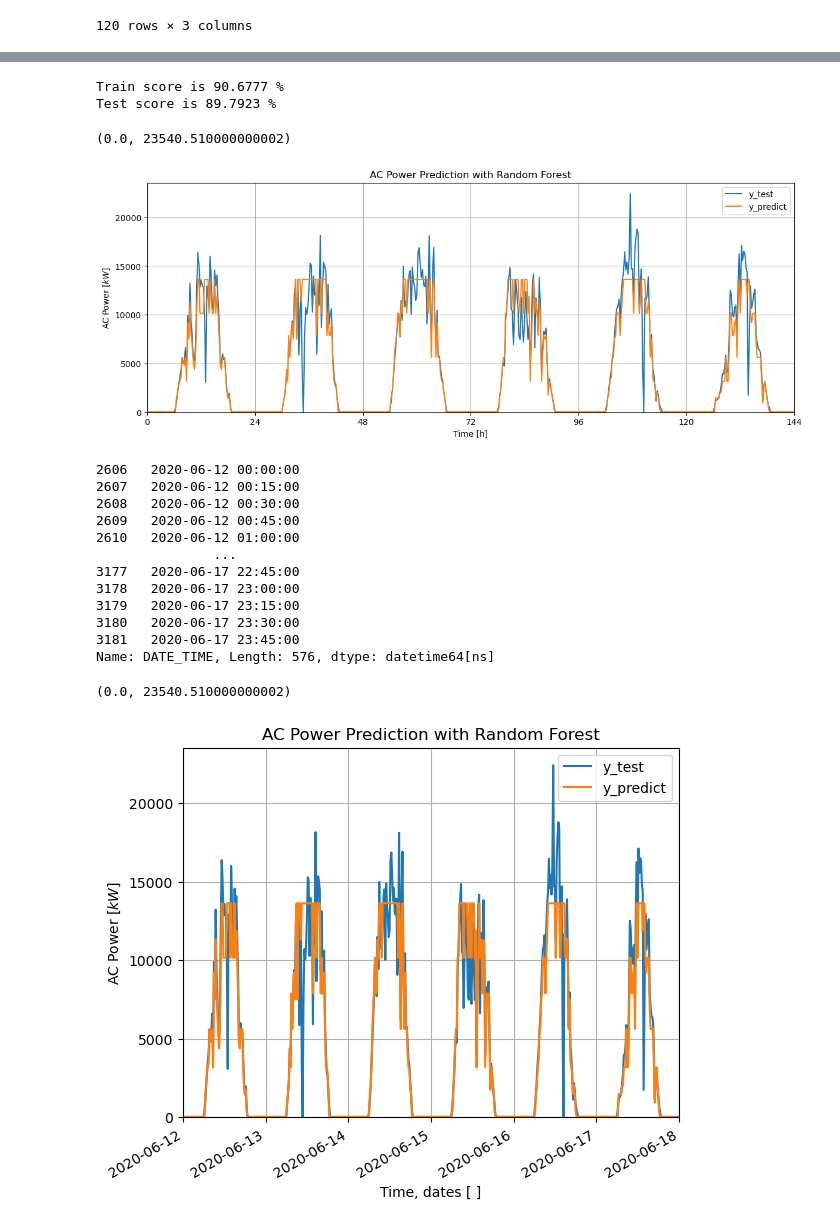
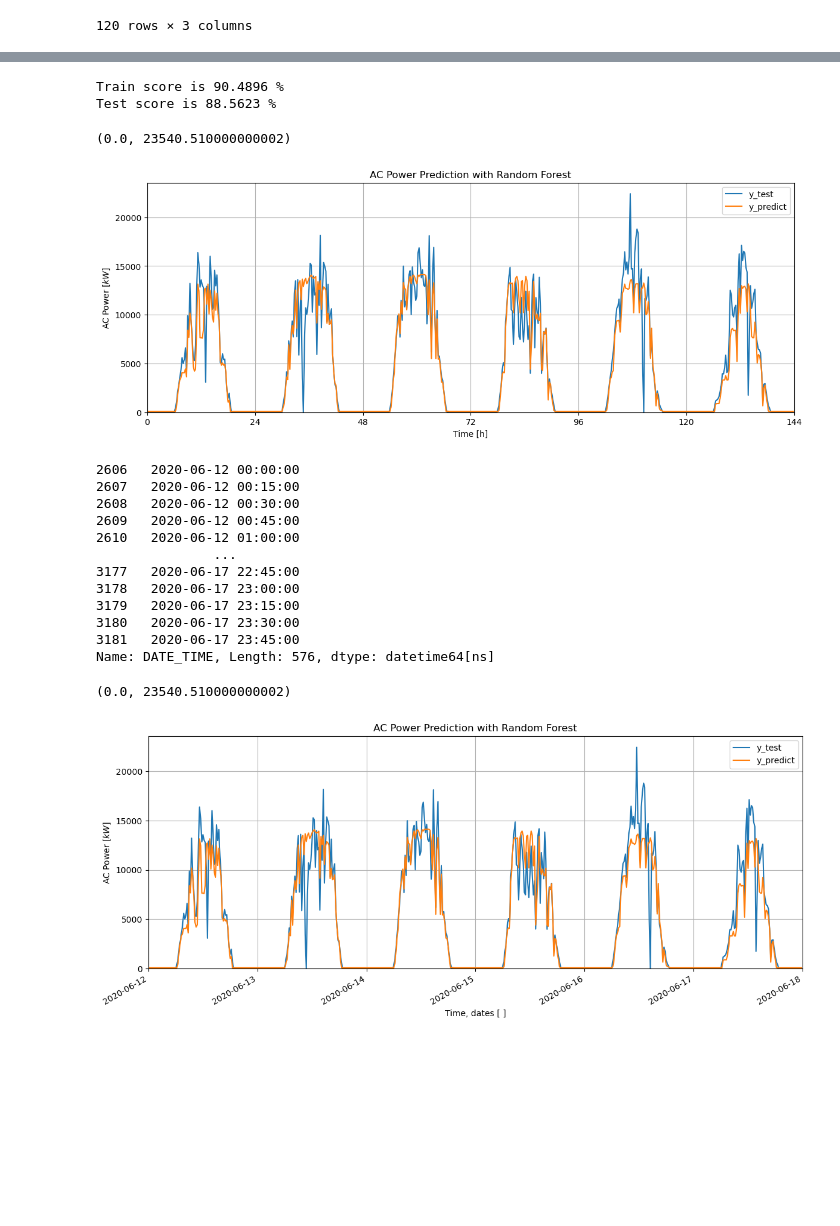
Before and after one commit to Enginedeer/AML_project, a Jupyter notebook: andi_AML_v2.ipynb, the cells around one changed output, grey strips where cells are left out. Drawn from its saved outputs; the diff is of its cells as text; code cells hidden in the pictures; blank space fills up the shorter version.

Commit message:
Made matrix for parameter choose. Choosen different random state, 43

```diff
--- a/andi_AML_v2.ipynb
+++ b/andi_AML_v2.ipynb
@@ -372,7 +353,7 @@ Deprecated in NumPy 1.20; for more details and guidance: https://numpy.org/devdo
 # %%
 param_grid_tree = {'max_features': range(1,4,1)}
 
-rfr2 = RandomForestRegressor(n_estimators=6, max_depth=3, min_impurity_decrease=0, random_state=42)
+rfr2 = RandomForestRegressor(n_estimators=32, max_depth=3, min_impurity_decrease=0, random_state=43)
 grid = GridSearchCV(rfr2, param_grid=param_grid_tree, cv=tscv, return_train_score=True, n_jobs=-1)
 grid.fit(X_train, y_train)
 print(grid.best_params_)
@@ -411,0 +393,18 @@ Deprecated in NumPy 1.20; for more details and guidance: https://numpy.org/devdo
+# %%
+rfr2 = RandomForestRegressor(n_estimators=32, max_depth=3, min_impurity_decrease=0, max_features=2, random_state=43)
+
+rfr2.fit(X_train,y_train)
+
+rfr2_score = rfr2.score(X_train, y_train)
+print(f"Train score is {rfr2_score*100:.4f} %")
+
+rfr2_score = rfr2.score(X_test, y_test)
+print(f"Score is {rfr2_score*100:.4f} %")
+
+
+feat_imp = rfr2.feature_importances_
+# display(feat_imp)
+plt.barh(range(3), rfr2.feature_importances_[0:3])
+plt.yticks(range(3), feature_names)
+plt.tick_params(axis='x', labelsize=20)
+plt.tick_params(axis='y', labelsize=20)
@@ -412,7 +415,11 @@ Deprecated in NumPy 1.20; for more details and guidance: https://numpy.org/devdo
 # %%
-rfr2 = RandomForestRegressor(n_estimators=6, max_depth=3, min_impurity_decrease=0, max_features=3, random_state=42)
+rfr2 = RandomForestRegressor(n_estimators=32, max_depth=3, min_impurity_decrease=0, max_features=3, random_state=43)
 
 rfr2.fit(X_train,y_train)
+
+rfr2_score = rfr2.score(X_train, y_train)
+print(f"Train score is {rfr2_score*100:.4f} %")
+
 rfr2_score = rfr2.score(X_test, y_test)
 print(f"Score is {rfr2_score*100:.4f} %")
 
@@ -446,6 +437,6 @@ Score is 88.4183 %
 # %%
 
-rfr2 = RandomForestRegressor(n_estimators=6, max_depth=3, min_impurity_decrease=0, max_features=3, random_state=42)
+rfr2 = RandomForestRegressor(n_estimators=32, max_depth=3, min_impurity_decrease=0, max_features=2, random_state=43)
 
 rfr2.fit(X_train,y_train)
 
@@ -481,13 +472,13 @@ plt.xlabel("Time [h]")
 plt.grid()
 days = 6
 plt.xticks(np.arange(0, 24*(days+1), step=24))  # Set label locations.
-plt.xlim(0, 24*days)
+plt.xlim(24*(0), 24*(days-0))
 plt.ylim(0,max(y_test_arr)*1.05)
 # %% [output]
-Train score is 90.6777 %
-Test score is 89.7923 %
+Train score is 90.4896 %
+Test score is 88.5623 %
 (0.0, 23540.510000000002)
-[figure, old version]
+[figure, new version]
 # %%
 # time_dates = P2.iloc[-NN:,0].to_numpy()
 
@@ -502,31 +493,32 @@ from helpers import load_data
 plant1, plant2, weather1, weather2 = load_data() # I use Mathiases function "load_data()", since this converts "DATE_TIME" to a datetime-format.
 time_dates = weather1["DATE_TIME"]
 time_dates = time_dates[-NN:]
 display(time_dates)
 
 
+plt.figure(figsize=(14,5))
 plt.plot(time_dates, y_test_arr, label="y_test")
 plt.plot(time_dates, y_predict, label="y_predict")
 plt.legend()
 plt.title("AC Power Prediction with Random Forest")
 plt.ylabel("AC Power $[kW]$")
 plt.xlabel("Time, dates [ ]")
 plt.grid()
 plt.xticks(rotation=30, ha='right')
 plt.xlim(np.datetime64('2020-06-12'),np.datetime64('2020-06-18'))
 plt.ylim(0,max(y_test_arr)*1.05)
 # %% [output]
 2606   2020-06-12 00:00:00
 2607   2020-06-12 00:15:00
 2608   2020-06-12 00:30:00
 2609   2020-06-12 00:45:00
 2610   2020-06-12 01:00:00
                ...
 3177   2020-06-17 22:45:00
 3178   2020-06-17 23:00:00
 3179   2020-06-17 23:15:00
 3180   2020-06-17 23:30:00
 3181   2020-06-17 23:45:00
 Name: DATE_TIME, Length: 576, dtype: datetime64[ns]
 (0.0, 23540.510000000002)
-[figure, old version]
+[figure, new version]
```
Also changed, not shown: parts of 11 cells of this notebook.
